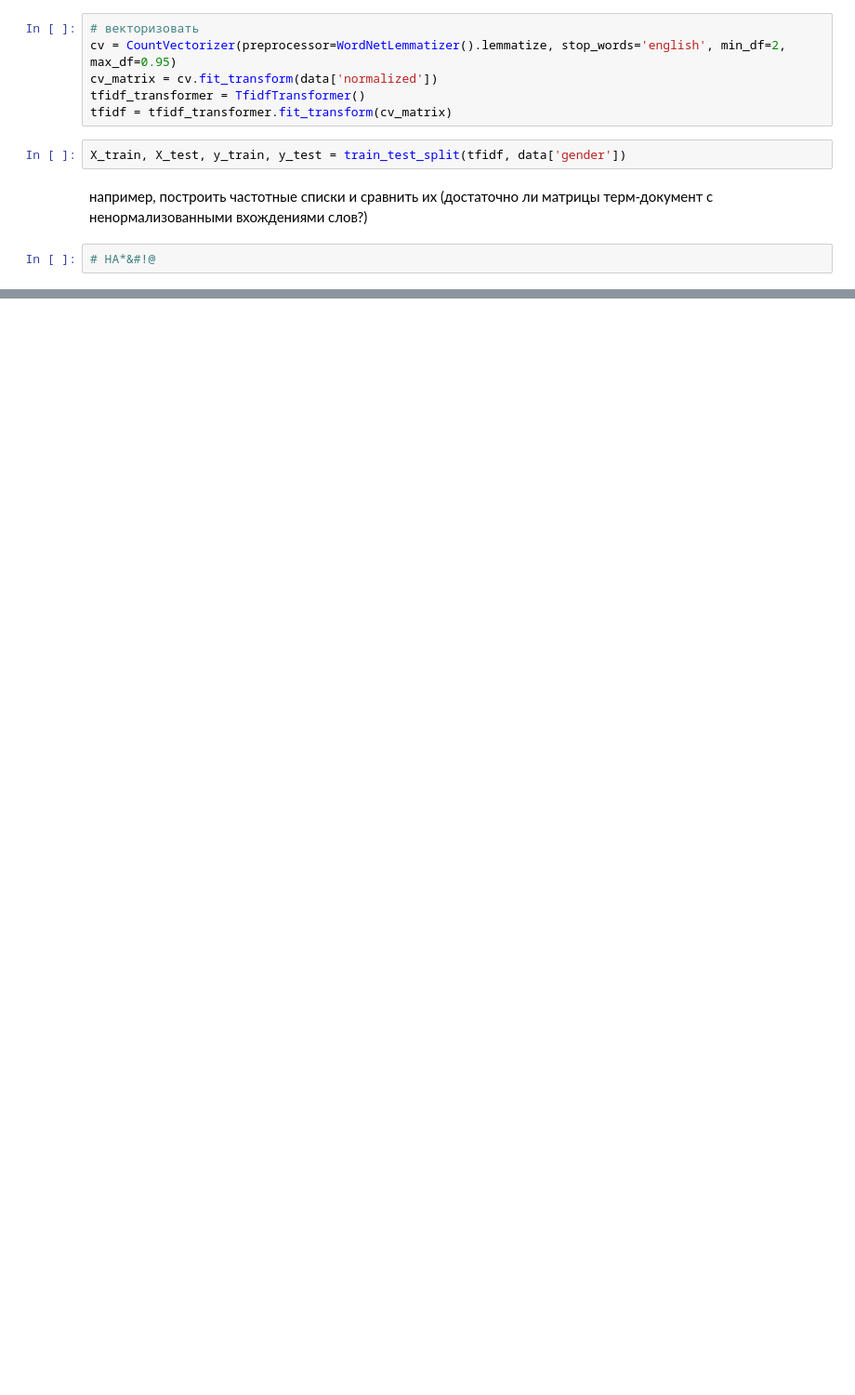
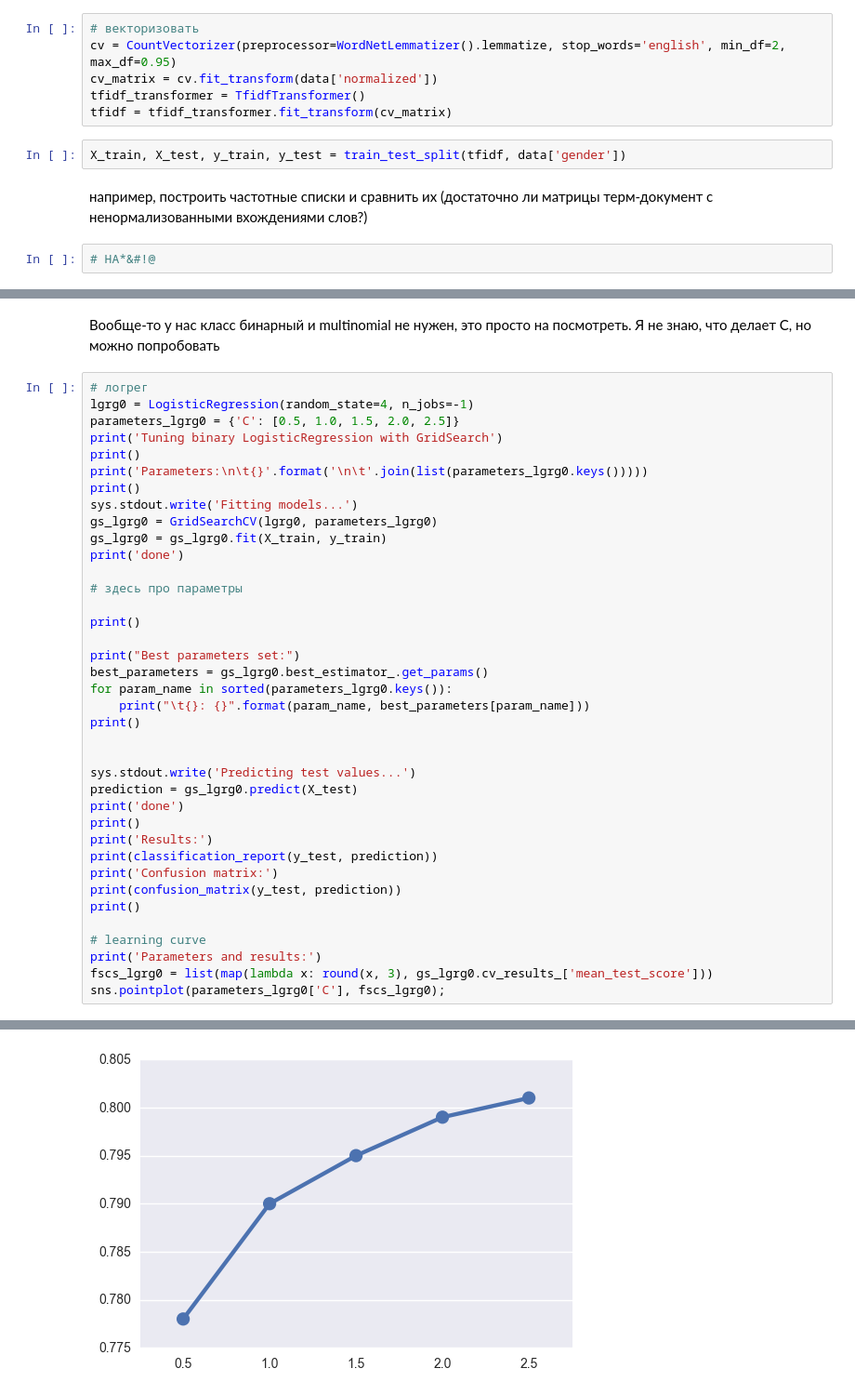
Before and after one commit to BasilisAndr/ml, a Jupyter notebook: logreghw.ipynb, the cells around one changed output, grey strips where cells are left out. Shown at 93% size. Saved outputs shown, nothing was run; the diff lists cells and outputs as text; blank space fills up the shorter version.

```diff
--- a/logreghw.ipynb
+++ b/logreghw.ipynb
@@ -87,0 +226,41 @@ print(confusion_matrix(y_test, prediction))
+# %% [markdown]
+Вообще-то у нас класс бинарный и multinomial не нужен, это просто на посмотреть. Я не знаю, что делает C, но можно попробовать
+# %%
+# логрег
+lgrg0 = LogisticRegression(random_state=4, n_jobs=-1)
+parameters_lgrg0 = {'C': [0.5, 1.0, 1.5, 2.0, 2.5]}
+print('Tuning binary LogisticRegression with GridSearch')
+print()
+print('Parameters:\n\t{}'.format('\n\t'.join(list(parameters_lgrg0.keys()))))
+print()
+sys.stdout.write('Fitting models...')
+gs_lgrg0 = GridSearchCV(lgrg0, parameters_lgrg0)
+gs_lgrg0 = gs_lgrg0.fit(X_train, y_train)
+print('done')
+
+# здесь про параметры
+
+print()
+
+print("Best parameters set:")
+best_parameters = gs_lgrg0.best_estimator_.get_params()
+for param_name in sorted(parameters_lgrg0.keys()):
+    print("\t{}: {}".format(param_name, best_parameters[param_name]))
+print()
+
+
+sys.stdout.write('Predicting test values...')
+prediction = gs_lgrg0.predict(X_test)
+print('done')
+print()
+print('Results:')
+print(classification_report(y_test, prediction))
+print('Confusion matrix:')
+print(confusion_matrix(y_test, prediction))
+print()
+
+# learning curve
+print('Parameters and results:')
+fscs_lgrg0 = list(map(lambda x: round(x, 3), gs_lgrg0.cv_results_['mean_test_score']))
+sns.pointplot(parameters_lgrg0['C'], fscs_lgrg0);
+# %% [output]
@@ -87,0 +284 @@ print(confusion_matrix(y_test, prediction))
+[figure, added]
```
Also changed, not shown: parts of 11 cells of this notebook.
